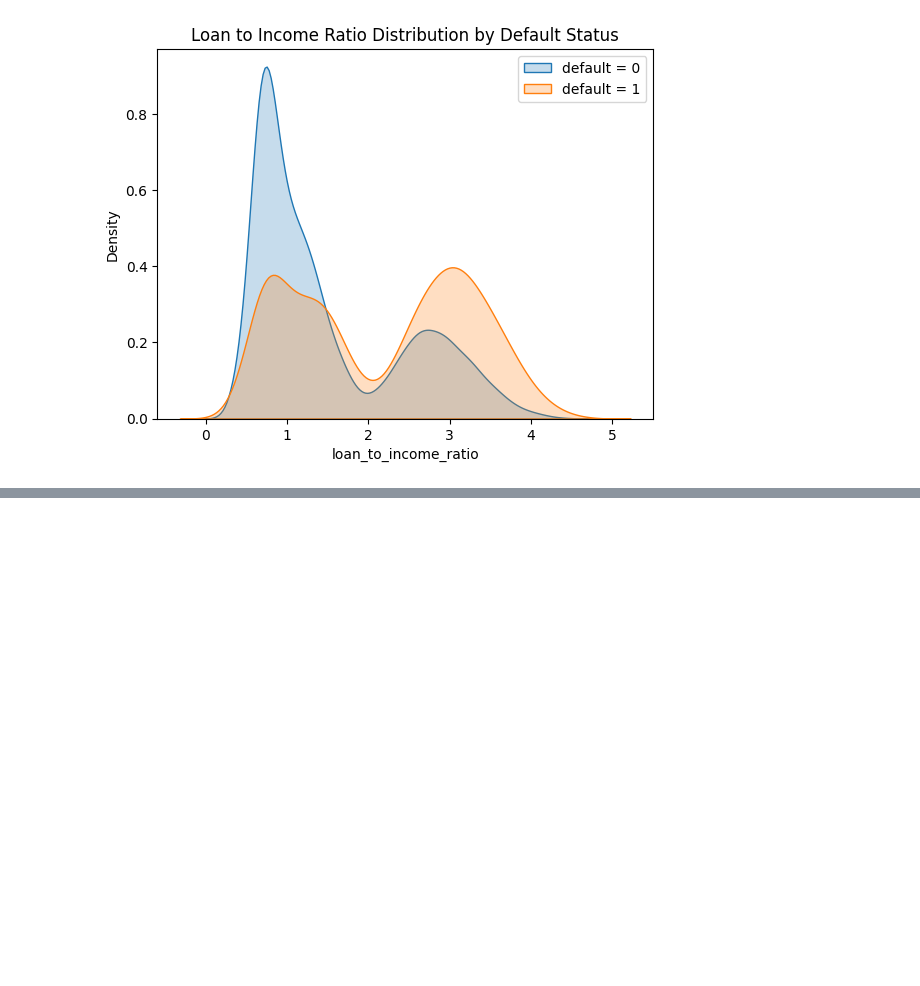
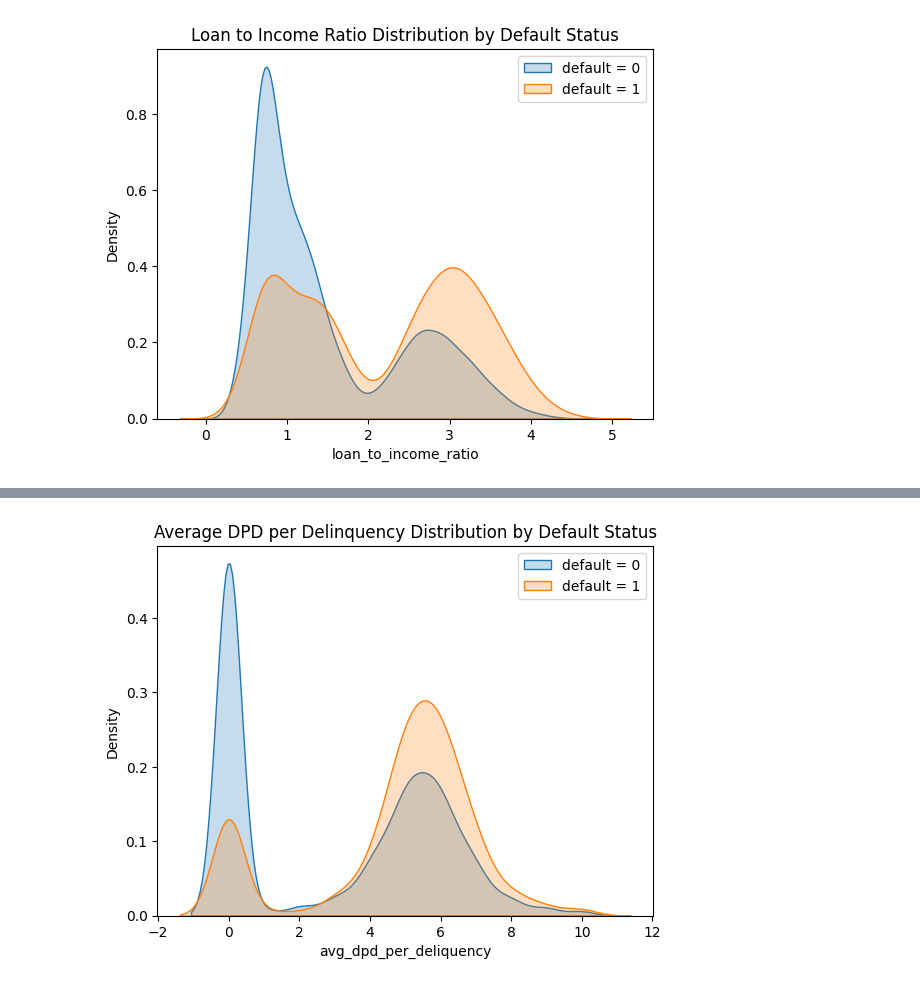
Before and after one commit to ittihadur/ML-Classification-Project, a Jupyter notebook: credit_risk_model.ipynb, the cells around one changed output, grey strips where cells are left out. Drawn from its saved outputs; the diff is of its cells as text; code cells hidden in the pictures; blank space fills up the shorter version.

```diff
--- a/credit_risk_model.ipynb
+++ b/credit_risk_model.ipynb
@@ -398,0 +442,6 @@ plt.show()
+# %%
+df_train_1["avg_dpd_per_deliquency"] = np.where(
+    df_train_1['delinquent_months'] != 0,
+    (df_train_1['total_dpd'] / df_train_1['delinquent_months']).round(1),0
+)
+df_train_1["avg_dpd_per_deliquency"].describe()
@@ -398,0 +458,8 @@ plt.show()
+# %%
+sns.kdeplot(df_train_1[df_train_1.default == 0]['avg_dpd_per_deliquency'], fill=True, label='default = 0')
+sns.kdeplot(df_train_1[df_train_1.default == 1]['avg_dpd_per_deliquency'], fill=True, label='default = 1')
+plt.title("Average DPD per Delinquency Distribution by Default Status")
+plt.legend()
+plt.show()
+# %% [output]
+[figure, added]
```
Also changed, not shown: parts of 5 cells of this notebook.
